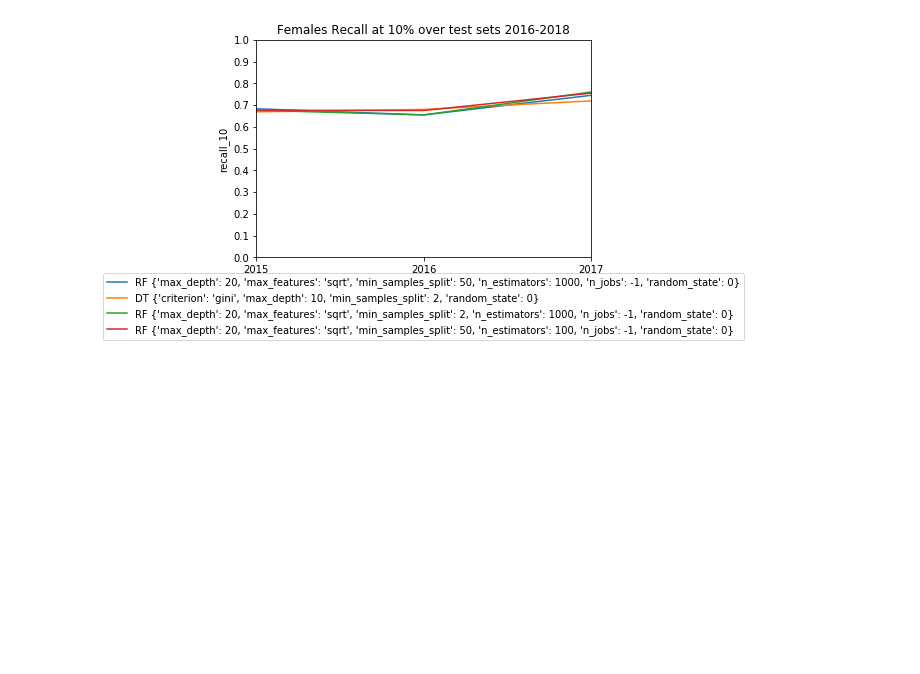
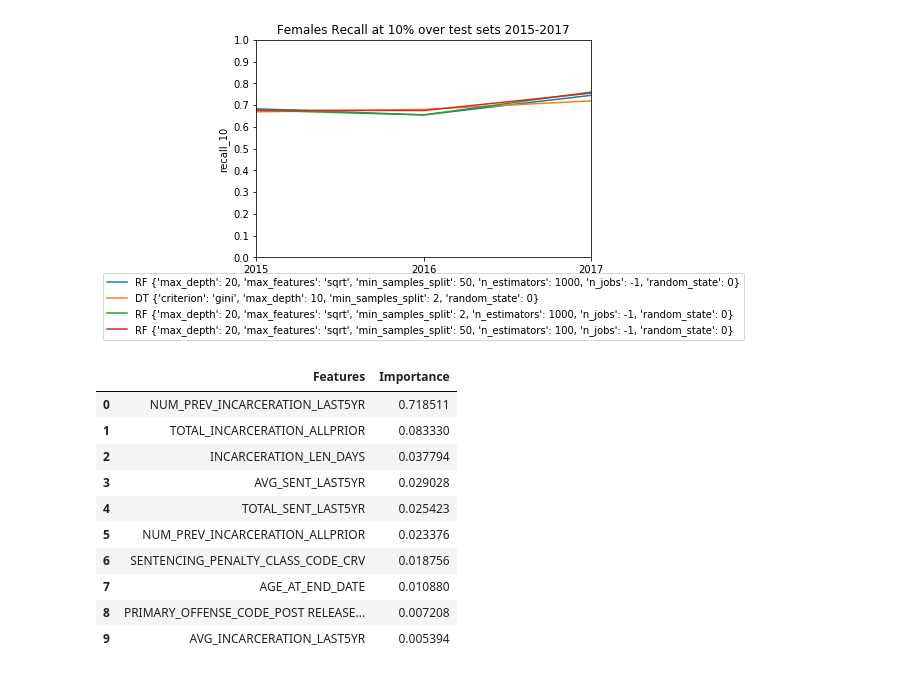
Before and after one commit to laurenjli/ml-nc-recidivism, a Jupyter notebook: source/bestmodels_overall.ipynb, the cells around one changed output. Cells and saved outputs as stored; diff of their text form; code cells hidden in the pictures; blank space fills up the shorter version.

```diff
--- a/source/bestmodels_overall.ipynb
+++ b/source/bestmodels_overall.ipynb
@@ -455,3 +455,7 @@ filename='FEMALE_recall_test2015-2017'
 pp.get_metric_graph(females, metric, model_and_para, baseline, time_col, test_years, title, filename, save=False)
 # %% [output]
 [figure]
+# %%
+fi_best = pd.read_csv("results/FIMPORTANCE_2017_DT_{'criterion'- 'entropy', 'max_depth'- 10, 'min_samples_split'- 10, 'random_state'- 0}.csv")
+# %%
+fi = fi_best[:10][['Features','Importance']]
@@ -457,0 +464,14 @@ pp.get_metric_graph(females, metric, model_and_para, baseline, time_col, test_ye
+# %%
+fi
+# %% [output]
+|  | Features | Importance |
+| 0 | NUM_PREV_INCARCERATION_LAST5YR | 0.718511 |
+| 1 | TOTAL_INCARCERATION_ALLPRIOR | 0.083330 |
+| 2 | INCARCERATION_LEN_DAYS | 0.037794 |
+| 3 | AVG_SENT_LAST5YR | 0.029028 |
+| 4 | TOTAL_SENT_LAST5YR | 0.025423 |
+| 5 | NUM_PREV_INCARCERATION_ALLPRIOR | 0.023376 |
+| 6 | SENTENCING_PENALTY_CLASS_CODE_CRV | 0.018756 |
+| 7 | AGE_AT_END_DATE | 0.010880 |
+| 8 | PRIMARY_OFFENSE_CODE_POST RELEASE... | 0.007208 |
+| 9 | AVG_INCARCERATION_LAST5YR | 0.005394 |
```
Also changed, not shown: parts of 4 cells of this notebook.
